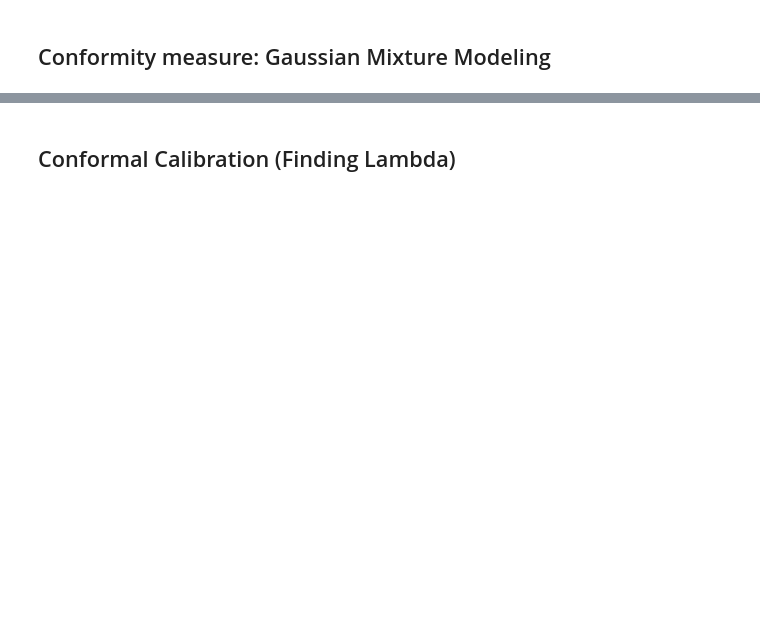
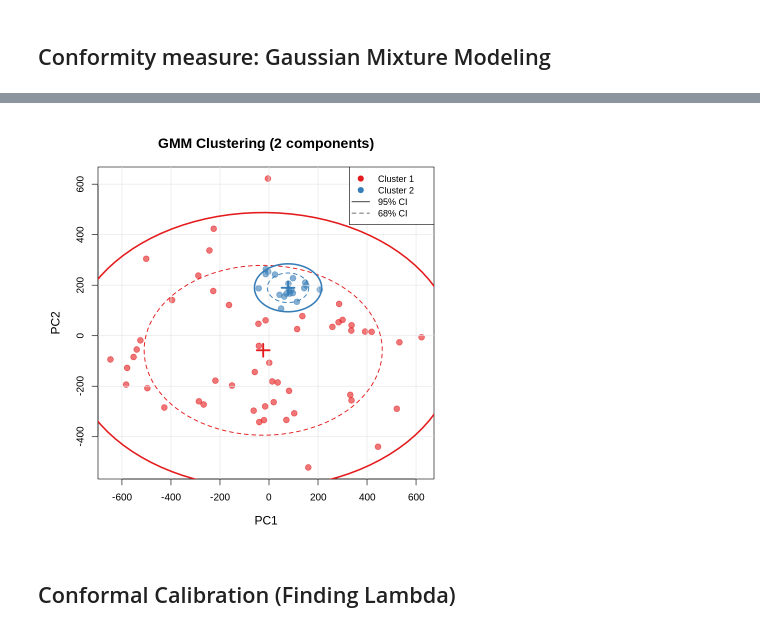
Before and after one commit to danpinocontrollino/Roberto-Brambini, a Jupyter notebook: FSL_HW.ipynb, the cells around one changed output, grey strips where cells are left out. Cells and saved outputs as stored; diff of their text form; code cells hidden in the pictures; blank space fills up the shorter version.

```diff
--- a/FSL_HW.ipynb
+++ b/FSL_HW.ipynb
@@ -312,3 +256,75 @@ num_clusters <- gmm_model$G
+# %%
+library(mclust)
+
+gmm_model <- densityMclust(coeff_train, G = 1:4, plot = FALSE)
+
+# Get parameters
+means <- gmm_model$parameters$mean
+sigmas <- gmm_model$parameters$variance$sigma
+props <- gmm_model$parameters$pro
+num_clusters <- gmm_model$G
+
+# --- GMM Visualization with Ellipsoids ---
+# Get cluster assignments
+z_probs <- predict(gmm_model, newdata = coeff_train, what = "z")
+clusters <- apply(z_probs, 1, which.max)
+
+# Nice color palette
+pal <- c("#E41A1C", "#377EB8", "#4DAF4A", "#984EA3", "#FF7F00")
+cluster_colors <- pal[1:max(num_clusters, 1)]
+
+# Helper function to draw covariance ellipse
+draw_ellipse <- function(mu, sigma, level = 0.95, col, lwd = 2, lty = 1) {
+  # Chi-squared quantile for confidence level
+  chi_val <- qchisq(level, df = 2)
+
+  # Eigendecomposition
+  eig <- eigen(sigma)
+  angles <- seq(0, 2 * pi, length.out = 100)
+
+  # Scale by eigenvalues and chi-squared
+  ellipse <- cbind(cos(angles), sin(angles)) %*%
+             diag(sqrt(chi_val * eig$values)) %*% t(eig$vectors)
+  ellipse <- sweep(ellipse, 2, mu, "+")
+
+  lines(ellipse, col = col, lwd = lwd, lty = lty)
+}
+
+# Plot
+par(mar = c(5, 5, 4, 2), bg = "white")
+plot(coeff_train[,1], coeff_train[,2],
+     pch = 19, cex = 1.3,
+     col = scales::alpha(cluster_colors[clusters], 0.6),
+     xlab = "PC1", ylab = "PC2",
+     main = paste0("GMM Clustering (", num_clusters, " component",
+                   ifelse(num_clusters > 1, "s", ""), ")"),
+     cex.lab = 1.2, cex.main = 1.4)
+grid(col = "gray90", lty = 1)
+
+# Add ellipses for each cluster (95% and 68% confidence)
+for(k in 1:num_clusters) {
+  mu_k <- means[, k]
+  sigma_k <- if(length(dim(sigmas)) == 3) sigmas[,,k] else sigmas
+
+  # 95% ellipse (solid)
+  draw_ellipse(mu_k, sigma_k, level = 0.95, col = cluster_colors[k], lwd = 2.5)
+  # 68% ellipse (dashed)
+  draw_ellipse(mu_k, sigma_k, level = 0.68, col = cluster_colors[k], lwd = 1.5, lty = 2)
+
+  # Cluster center
+  points(mu_k[1], mu_k[2], pch = 3, cex = 2, lwd = 3, col = cluster_colors[k])
+}
+
+# Legend
+legend("topright",
+       legend = c(paste0("Cluster ", 1:num_clusters), "95% CI", "68% CI"),
+       col = c(cluster_colors[1:num_clusters], "gray40", "gray40"),
+       pch = c(rep(19, num_clusters), NA, NA),
+       lty = c(rep(NA, num_clusters), 1, 2),
+       lwd = c(rep(NA, num_clusters), 2, 1.5),
+       pt.cex = 1.2, cex = 0.9, bg = "white")
+# %% [output]
+[figure, added]
 # %% [markdown]
 ## Conformal Calibration (Finding Lambda)
 # %%
```
Also changed, not shown: parts of 13 cells of this notebook.
